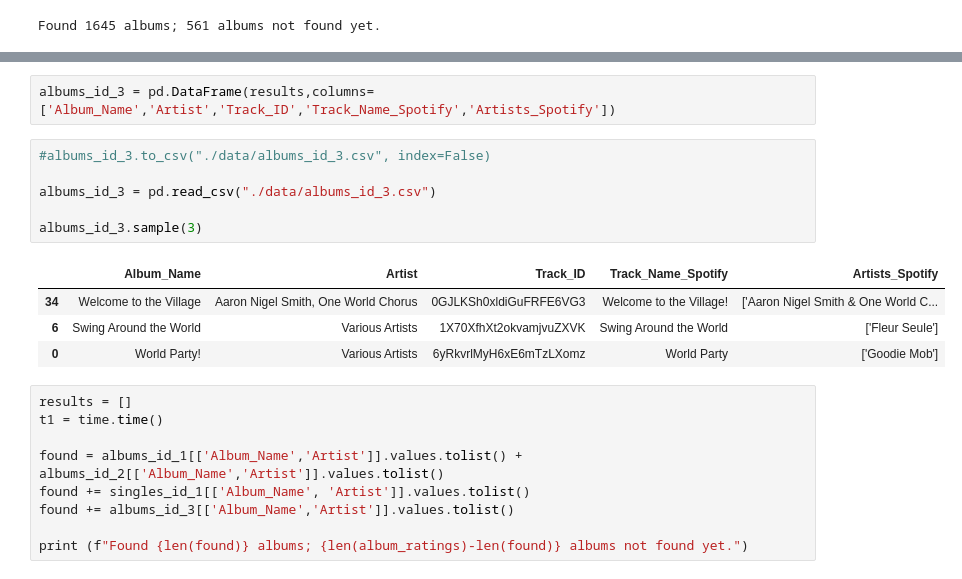
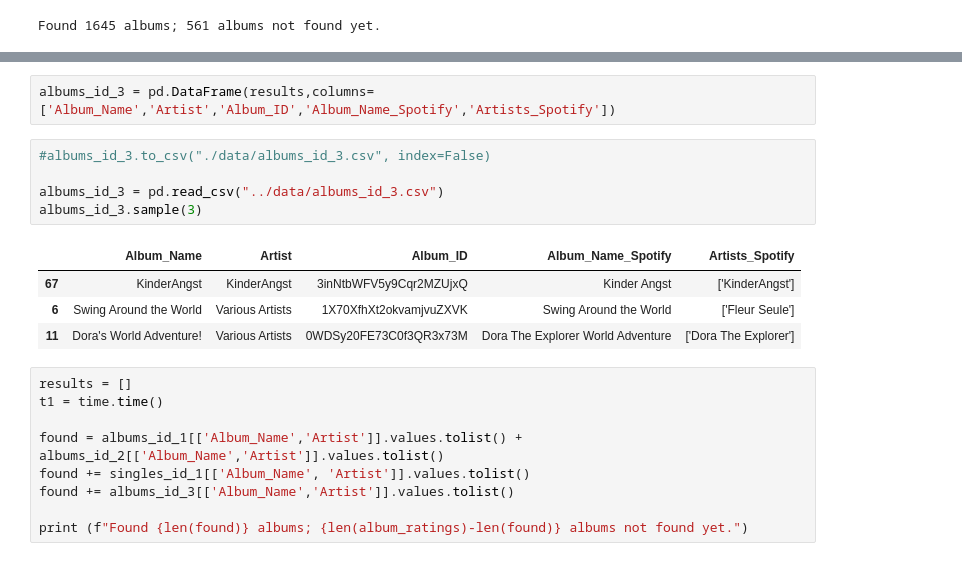
Before and after one commit to ncchen55414/ChildrenSongRecommendation, a Jupyter notebook: notebooks/1.2_Get_Spotify_Albums_ID.ipynb, the cells around one changed output, grey strips where cells are left out. Drawn from its saved outputs; the diff is of its cells as text.

```diff
--- a/notebooks/1.2_Get_Spotify_Albums_ID.ipynb
+++ b/notebooks/1.2_Get_Spotify_Albums_ID.ipynb
@@ -395,16 +366,15 @@ Is it match? (y/n)n
 # %%
-albums_id_3 = pd.DataFrame(results,columns=['Album_Name','Artist','Track_ID','Track_Name_Spotify','Artists_Spotify'])
+albums_id_3 = pd.DataFrame(results,columns=['Album_Name','Artist','Album_ID','Album_Name_Spotify','Artists_Spotify'])
 # %%
 #albums_id_3.to_csv("./data/albums_id_3.csv", index=False)
 
-albums_id_3 = pd.read_csv("./data/albums_id_3.csv")
-
+albums_id_3 = pd.read_csv("../data/albums_id_3.csv")
 albums_id_3.sample(3)
 # %% [output]
-|  | Album_Name | Artist | Track_ID | Track_Name_Spotify | Artists_Spotify |
-| 34 | Welcome to the Village | Aaron Nigel Smith, One World Chorus | 0GJLKSh0xldiGuFRFE6VG3 | Welcome to the Village! | ['Aaron Nigel Smith & One World C... |
+|  | Album_Name | Artist | Album_ID | Album_Name_Spotify | Artists_Spotify |
+| 67 | KinderAngst | KinderAngst | 3inNtbWFV5y9Cqr2MZUjxQ | Kinder Angst | ['KinderAngst'] |
 | 6 | Swing Around the World | Various Artists | 1X70XfhXt2okvamjvuZXVK | Swing Around the World | ['Fleur Seule'] |
-| 0 | World Party! | Various Artists | 6yRkvrlMyH6xE6mTzLXomz | World Party | ['Goodie Mob'] |
+| 11 | Dora's World Adventure! | Various Artists | 0WDSy20FE73C0f3QR3x73M | Dora The Explorer World Adventure | ['Dora The Explorer'] |
 # %%
 results = []
 t1 = time.time()
```
Also changed, not shown: parts of 6 cells of this notebook, 3 other files.
